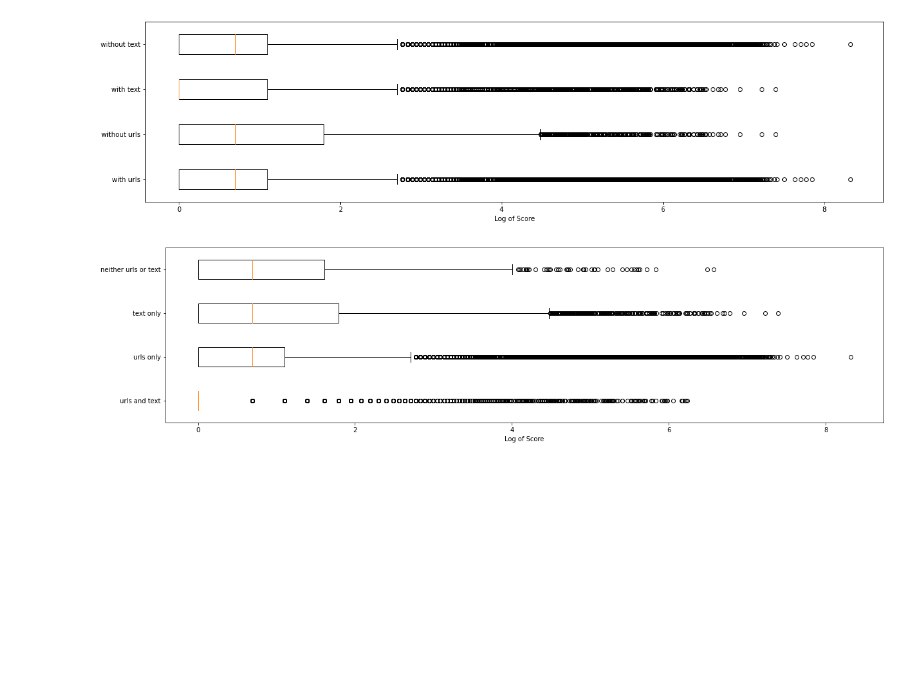
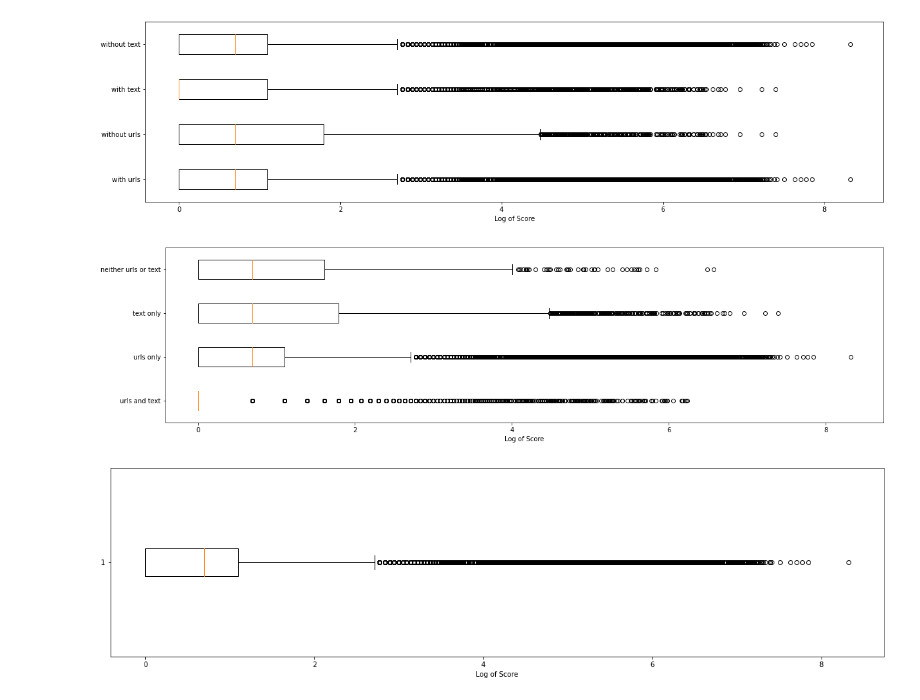
Before and after one commit to Zaidek/Part-II-Disertation, a Jupyter notebook: ptIIproj.ipynb, the cells around one changed output. Drawn from its saved outputs; the diff is of its cells as text; code cells hidden in the pictures; blank space fills up the shorter version.

```diff
--- a/ptIIproj.ipynb
+++ b/ptIIproj.ipynb
@@ -328,14 +328,15 @@ plt.show()
 [figure]
 [figure]
 # %%
-old_times_1 = training_data_rand["time"].dropna()
+old_times_training = training_data_rand["time"].dropna()
+old_times_testing = testing_data_rand["time"].dropna()
 
-print(old_times_1)
-
-new_times_1 = convert_time_to_date(old_times_1)
+new_times_training = convert_time_to_date(old_times_training)
+new_times_testing = convert_time_to_date(old_times_testing)
 
 
-training_data_rand["dates"] = new_times_1
+training_data_rand["dates"] = new_times_training
+testing_data_rand["dates"] = new_times_testing
 training_data_cutoff["dates"] = training_data_cutoff["time"]
 
 training_data_rand
@@ -625,3 +614,10 @@ plt.show()
 # %% [output]
 [figure]
 [figure]
+# %%
+plt.figure(figsize = (20, 5))
+plt.boxplot(np.log(training_data_rand_stories.score.dropna()), vert = False)
+plt.xlabel("Log of Score")
+plt.show()
+# %% [output]
+[figure, added]
```
Also changed, not shown: parts of 17 cells of this notebook.
